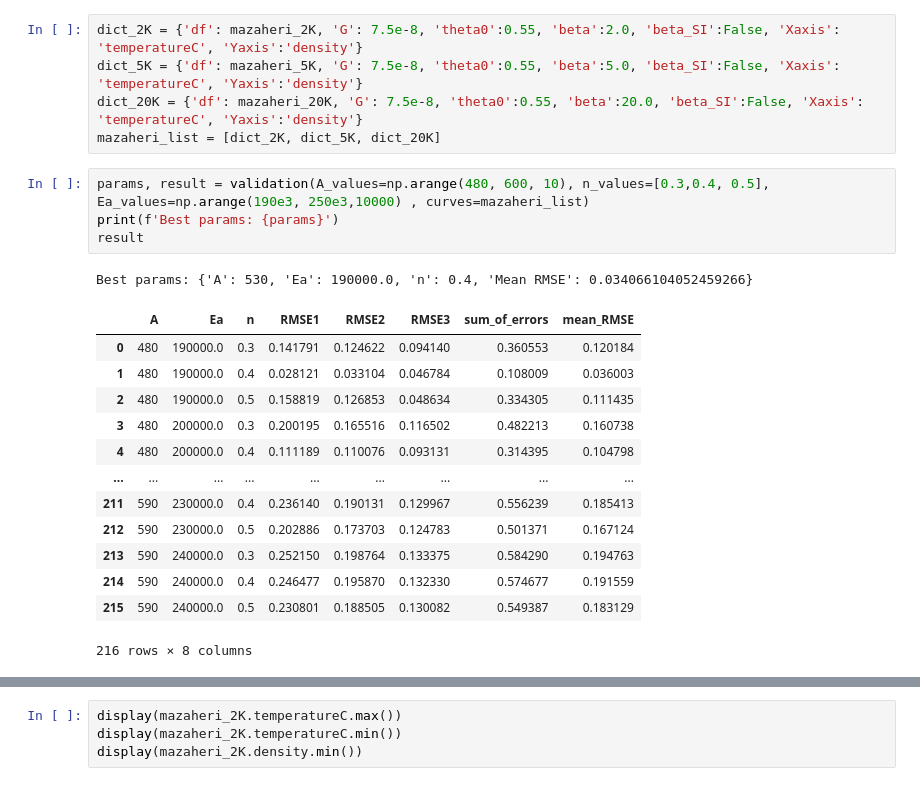
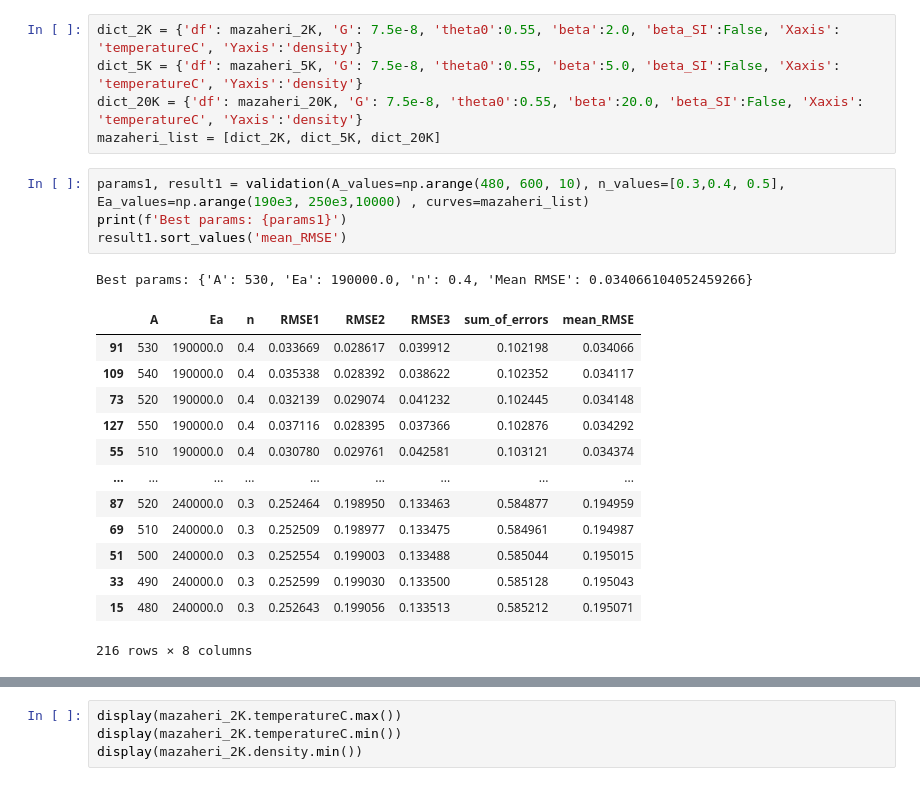
Before and after one commit to gupaulasan/sintering-densification-prediction, a Jupyter notebook: Model_GomezHotzaV2.ipynb, the cells around one changed output, grey strips where cells are left out. Saved outputs shown, nothing was run; the diff lists cells and outputs as text.

```diff
--- a/Model_GomezHotzaV2.ipynb
+++ b/Model_GomezHotzaV2.ipynb
@@ -221,21 +223,21 @@ dict_5K = {'df': mazaheri_5K, 'G': 7.5e-8, 'theta0':0.55, 'beta':5.0, 'beta_SI':
 dict_20K = {'df': mazaheri_20K, 'G': 7.5e-8, 'theta0':0.55, 'beta':20.0, 'beta_SI':False, 'Xaxis': 'temperatureC', 'Yaxis':'density'}
 mazaheri_list = [dict_2K, dict_5K, dict_20K]
 # %%
-params, result = validation(A_values=np.arange(480, 600, 10), n_values=[0.3,0.4, 0.5], Ea_values=np.arange(190e3, 250e3,10000) , curves=mazaheri_list)
-print(f'Best params: {params}')
-result
+params1, result1 = validation(A_values=np.arange(480, 600, 10), n_values=[0.3,0.4, 0.5], Ea_values=np.arange(190e3, 250e3,10000) , curves=mazaheri_list)
+print(f'Best params: {params1}')
+result1.sort_values('mean_RMSE')
 # %% [output]
 Best params: {'A': 530, 'Ea': 190000.0, 'n': 0.4, 'Mean RMSE': 0.034066104052459266}
 |  | A | Ea | n | RMSE1 | RMSE2 | RMSE3 | sum_of_errors | mean_RMSE |
-| 0 | 480 | 190000.0 | 0.3 | 0.141791 | 0.124622 | 0.094140 | 0.360553 | 0.120184 |
-| 1 | 480 | 190000.0 | 0.4 | 0.028121 | 0.033104 | 0.046784 | 0.108009 | 0.036003 |
-| 2 | 480 | 190000.0 | 0.5 | 0.158819 | 0.126853 | 0.048634 | 0.334305 | 0.111435 |
-| 3 | 480 | 200000.0 | 0.3 | 0.200195 | 0.165516 | 0.116502 | 0.482213 | 0.160738 |
-| 4 | 480 | 200000.0 | 0.4 | 0.111189 | 0.110076 | 0.093131 | 0.314395 | 0.104798 |
+| 91 | 530 | 190000.0 | 0.4 | 0.033669 | 0.028617 | 0.039912 | 0.102198 | 0.034066 |
+| 109 | 540 | 190000.0 | 0.4 | 0.035338 | 0.028392 | 0.038622 | 0.102352 | 0.034117 |
+| 73 | 520 | 190000.0 | 0.4 | 0.032139 | 0.029074 | 0.041232 | 0.102445 | 0.034148 |
+| 127 | 550 | 190000.0 | 0.4 | 0.037116 | 0.028395 | 0.037366 | 0.102876 | 0.034292 |
+| 55 | 510 | 190000.0 | 0.4 | 0.030780 | 0.029761 | 0.042581 | 0.103121 | 0.034374 |
 | ... | ... | ... | ... | ... | ... | ... | ... | ... |
-| 211 | 590 | 230000.0 | 0.4 | 0.236140 | 0.190131 | 0.129967 | 0.556239 | 0.185413 |
-| 212 | 590 | 230000.0 | 0.5 | 0.202886 | 0.173703 | 0.124783 | 0.501371 | 0.167124 |
-| 213 | 590 | 240000.0 | 0.3 | 0.252150 | 0.198764 | 0.133375 | 0.584290 | 0.194763 |
-| 214 | 590 | 240000.0 | 0.4 | 0.246477 | 0.195870 | 0.132330 | 0.574677 | 0.191559 |
-| 215 | 590 | 240000.0 | 0.5 | 0.230801 | 0.188505 | 0.130082 | 0.549387 | 0.183129 |
+| 87 | 520 | 240000.0 | 0.3 | 0.252464 | 0.198950 | 0.133463 | 0.584877 | 0.194959 |
+| 69 | 510 | 240000.0 | 0.3 | 0.252509 | 0.198977 | 0.133475 | 0.584961 | 0.194987 |
+| 51 | 500 | 240000.0 | 0.3 | 0.252554 | 0.199003 | 0.133488 | 0.585044 | 0.195015 |
+| 33 | 490 | 240000.0 | 0.3 | 0.252599 | 0.199030 | 0.133500 | 0.585128 | 0.195043 |
+| 15 | 480 | 240000.0 | 0.3 | 0.252643 | 0.199056 | 0.133513 | 0.585212 | 0.195071 |
 216 rows × 8 columns
```
Also changed, not shown: parts of 13 cells of this notebook.
